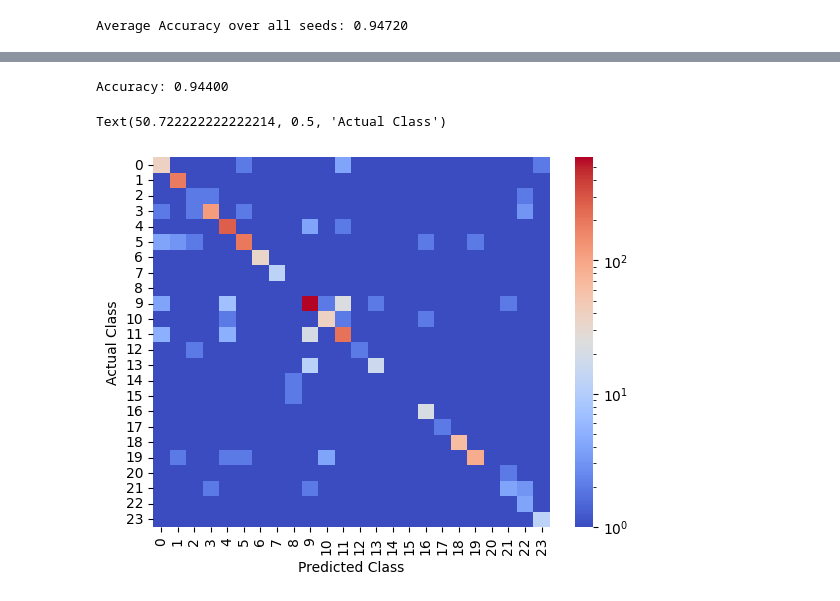
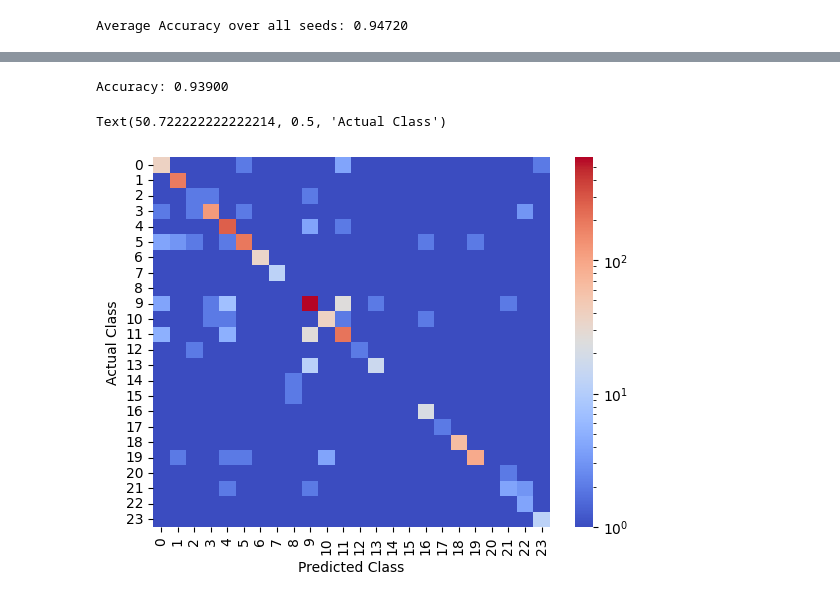
Before and after one commit to Shing-gor/classification-cybersecurity, a Jupyter notebook: models_raw/kiran.ipynb, the cells around one changed output, grey strips where cells are left out. Cells and saved outputs as stored; diff of their text form; code cells hidden in the pictures.

```diff
--- a/models_raw/kiran.ipynb
+++ b/models_raw/kiran.ipynb
@@ -1578,10 +1578,13 @@ column_names = [
 ]
 
 
-df = pd.read_csv('data/sample.csv', names=column_names)
+df = pd.read_csv('/Users/kiran/VS code/data3001-model-cyber-6/data/sample.csv', names=column_names)
 
-target_columns = ['IoTMac']
-y = df.filter(items = target_columns)
+encoder = LabelEncoder()
+df['IoTMac'] = encoder.fit_transform(df['IoTMac'])
+
+
+y = df["IoTMac"]
 df = df.drop(['name','start_date', 'start_time', 'year_month','IoTIP', 'IoTIP_int', 'hostMac', 'IoTMac', 'hostIP', 'hostIP_int'], axis=1)
 
 X = df
@@ -1599,32 +1602,32 @@ model = RandomForestClassifier(max_depth=15, max_features=5, n_estimators=150)
 model.fit(X_train, y_train)
 y_pred = model.predict(X_test)
 accuracy = accuracy_score(y_test, y_pred)
 
 # agreement_percentages = []
 
 # for i, sample in enumerate(X_test):
 #     sample = sample.reshape(1, -1)  # Reshape the sample for prediction
 #     final_prediction = model.predict(sample)[0]
 #     tree_predictions = np.array([tree.predict(sample)[0] for tree in model.estimators_])
 #     agreement_count = np.sum(tree_predictions == final_prediction)
 #     percentage_agreement = (agreement_count / len(model.estimators_)) * 100
 #     agreement_percentages.append(percentage_agreement)
 
 # # Print the agreement percentages for each prediction
 # for idx, percentage in enumerate(agreement_percentages):
 #     print(f'Sample {idx + 1}: Percentage of trees that agreed with the prediction: {percentage:.2f}%')
 
 
 print(f'Accuracy: {accuracy:.5f}')
 cmatrix = confusion_matrix(y_test, y_pred)
 for f in cmatrix:
     f += 1
 import seaborn as sns
 from matplotlib.colors import LogNorm
 sns_map = sns.heatmap(cmatrix, annot=False, cmap='coolwarm', norm=LogNorm())
 sns_map.set_xlabel('Predicted Class')
 sns_map.set_ylabel('Actual Class')
 # %% [output]
-Accuracy: 0.94400
+Accuracy: 0.93900
 Text(50.722222222222214, 0.5, 'Actual Class')
-[figure, old version]
+[figure, new version]
```
Also changed, not shown: parts of 9 cells of this notebook.
